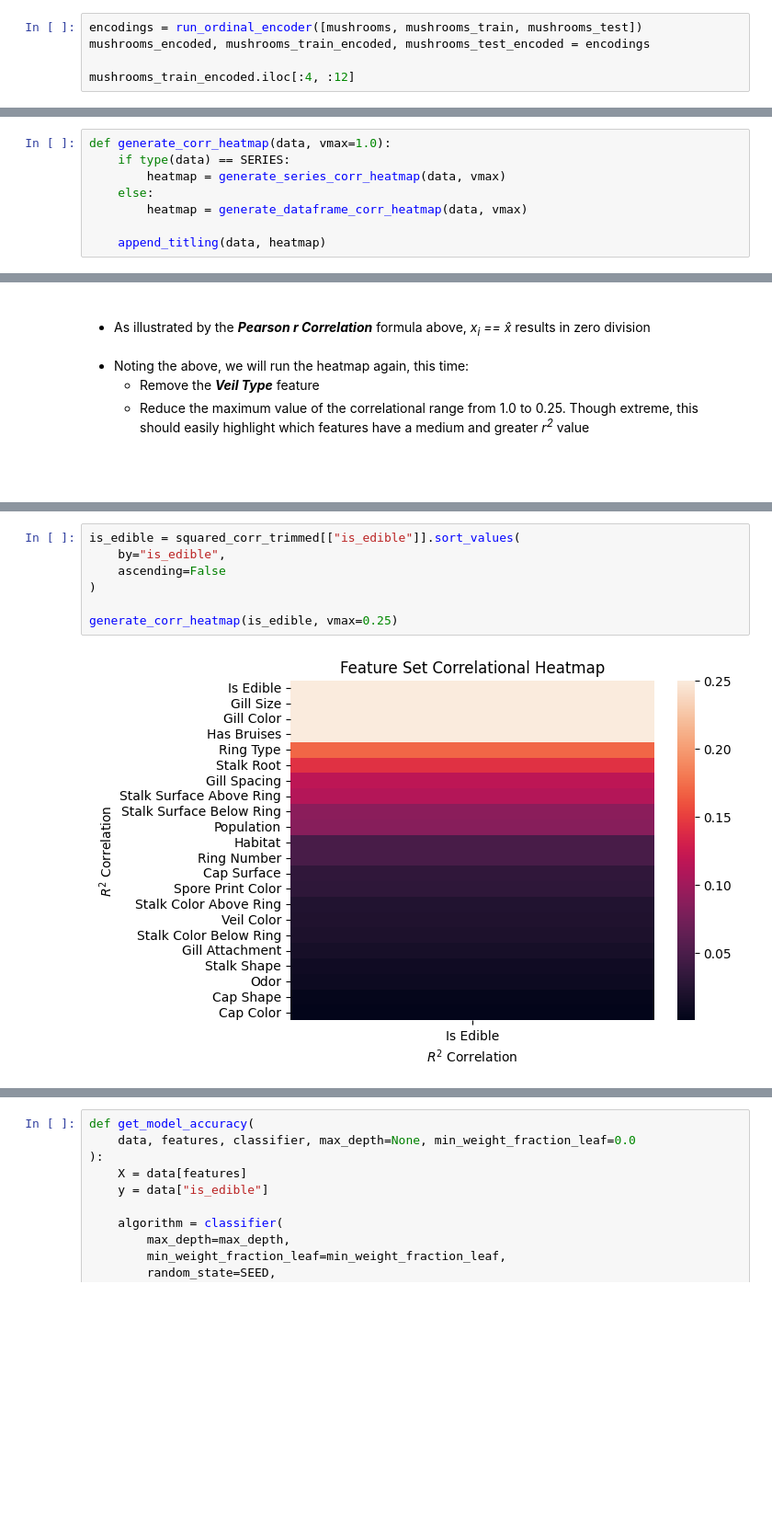
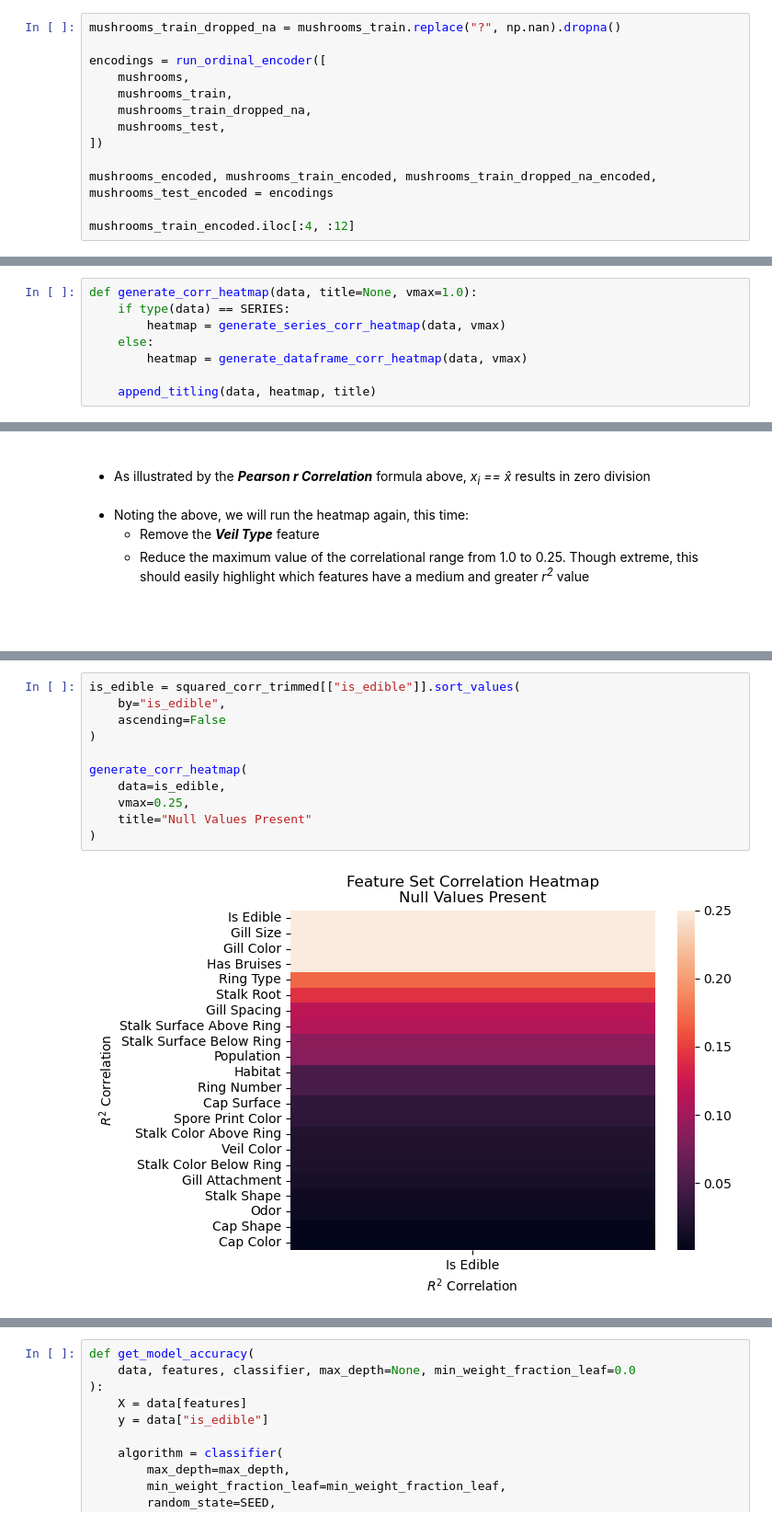
Before and after one commit to MondeAnna/posinous-mushrooms, a Jupyter notebook: notebook/mushrooms.ipynb, the cells around one changed output, grey strips where cells are left out. Shown: that part at 92% size. Cells and saved outputs as stored; diff of their text form; blank space fills up the shorter version.

Commit message:
feat (eda | viz): address missing values

```diff
--- a/notebook/mushrooms.ipynb
+++ b/notebook/mushrooms.ipynb
@@ -280,8 +297,16 @@ def run_ordinal_encoder(data_frames):
 
     return new_data_frames
 # %%
-encodings = run_ordinal_encoder([mushrooms, mushrooms_train, mushrooms_test])
-mushrooms_encoded, mushrooms_train_encoded, mushrooms_test_encoded = encodings
+mushrooms_train_dropped_na = mushrooms_train.replace("?", np.nan).dropna()
+
+encodings = run_ordinal_encoder([
+    mushrooms,
+    mushrooms_train,
+    mushrooms_train_dropped_na,
+    mushrooms_test,
+])
+
+mushrooms_encoded, mushrooms_train_encoded, mushrooms_train_dropped_na_encoded, mushrooms_test_encoded = encodings
 
 mushrooms_train_encoded.iloc[:4, :12]
 # %% [output]
@@ -335,11 +360,11 @@ mushrooms_train_encoded.iloc[:4, :12]
 <br />
 <br />
 # %%
-def generate_corr_heatmap(data, vmax=1.0):
+def generate_corr_heatmap(data, title=None, vmax=1.0):
     if type(data) == SERIES:
         heatmap = generate_series_corr_heatmap(data, vmax)
     else:
         heatmap = generate_dataframe_corr_heatmap(data, vmax)
 
-    append_titling(data, heatmap)
+    append_titling(data, heatmap, title)
 # %%
@@ -495,12 +626,16 @@ generate_corr_heatmap(
 # %%
 is_edible = squared_corr_trimmed[["is_edible"]].sort_values(
     by="is_edible",
     ascending=False
 )
 
-generate_corr_heatmap(is_edible, vmax=0.25)
+generate_corr_heatmap(
+    data=is_edible,
+    vmax=0.25,
+    title="Null Values Present"
+)
 # %% [output]
-[figure, old version]
+[figure, new version]
 # %% [markdown]
 <br />
 
```
Also changed, not shown: parts of 24 cells of this notebook.
